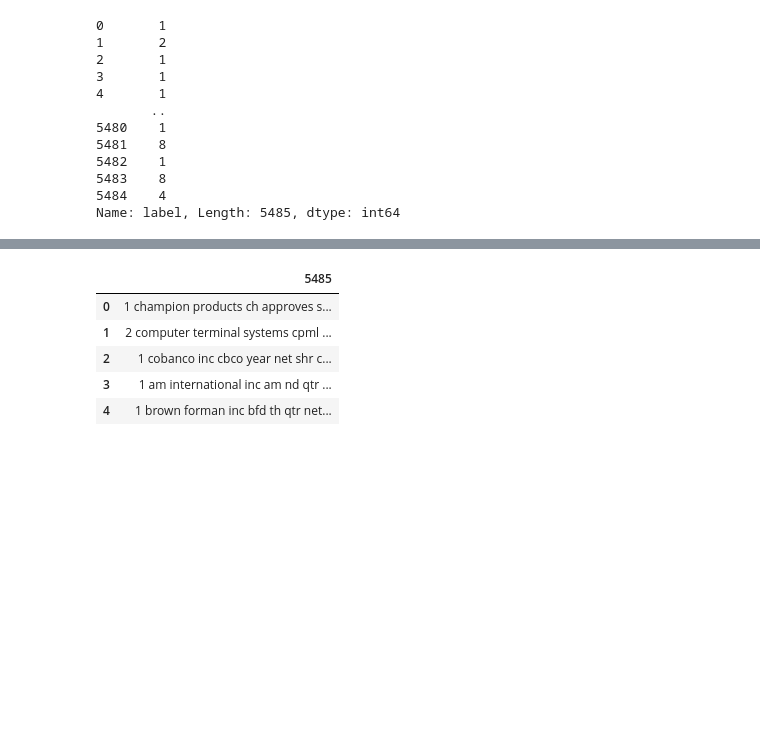
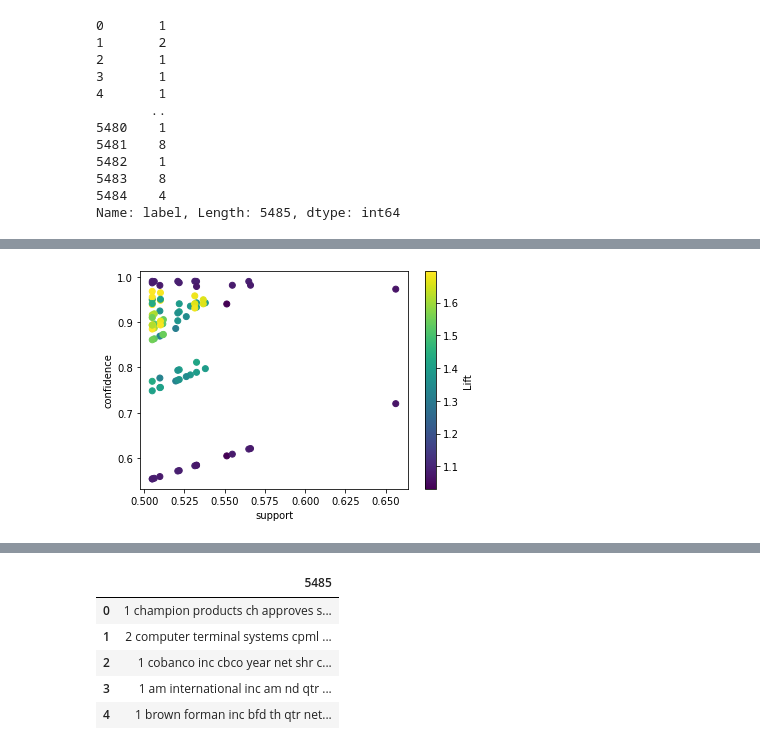
Before and after one commit to Airinelizabath/Association-Rule-Mining, a Jupyter notebook: exp2.ipynb, the cells around one changed output, grey strips where cells are left out. Saved outputs shown, nothing was run; the diff lists cells and outputs as text; code cells hidden in the pictures; blank space fills up the shorter version.

```diff
--- a/exp2.ipynb
+++ b/exp2.ipynb
@@ -215,4 +181,4 @@ from mlxtend.frequent_patterns import fpgrowth
 fp=fpgrowth(newarr, min_support=0.5, use_colnames=True)
 # %%
 from mlxtend.frequent_patterns import association_rules
-association_rules(fp, metric='confidence', min_threshold=0.2, support_only=False)
+asr=association_rules(fp, metric='confidence', min_threshold=0.2, support_only=False)
@@ -250,0 +201,9 @@ print(encoded_docs)
+# %%
+import matplotlib.pyplot as plt
+plt.scatter(asr['support'], asr['confidence'],c=asr['lift'])
+plt.xlabel('support')
+plt.ylabel('confidence')
+plt.colorbar(label="Lift")
+plt.show()
+# %% [output]
+[figure, added]
```
Also changed, not shown: parts of 77 cells of this notebook.
